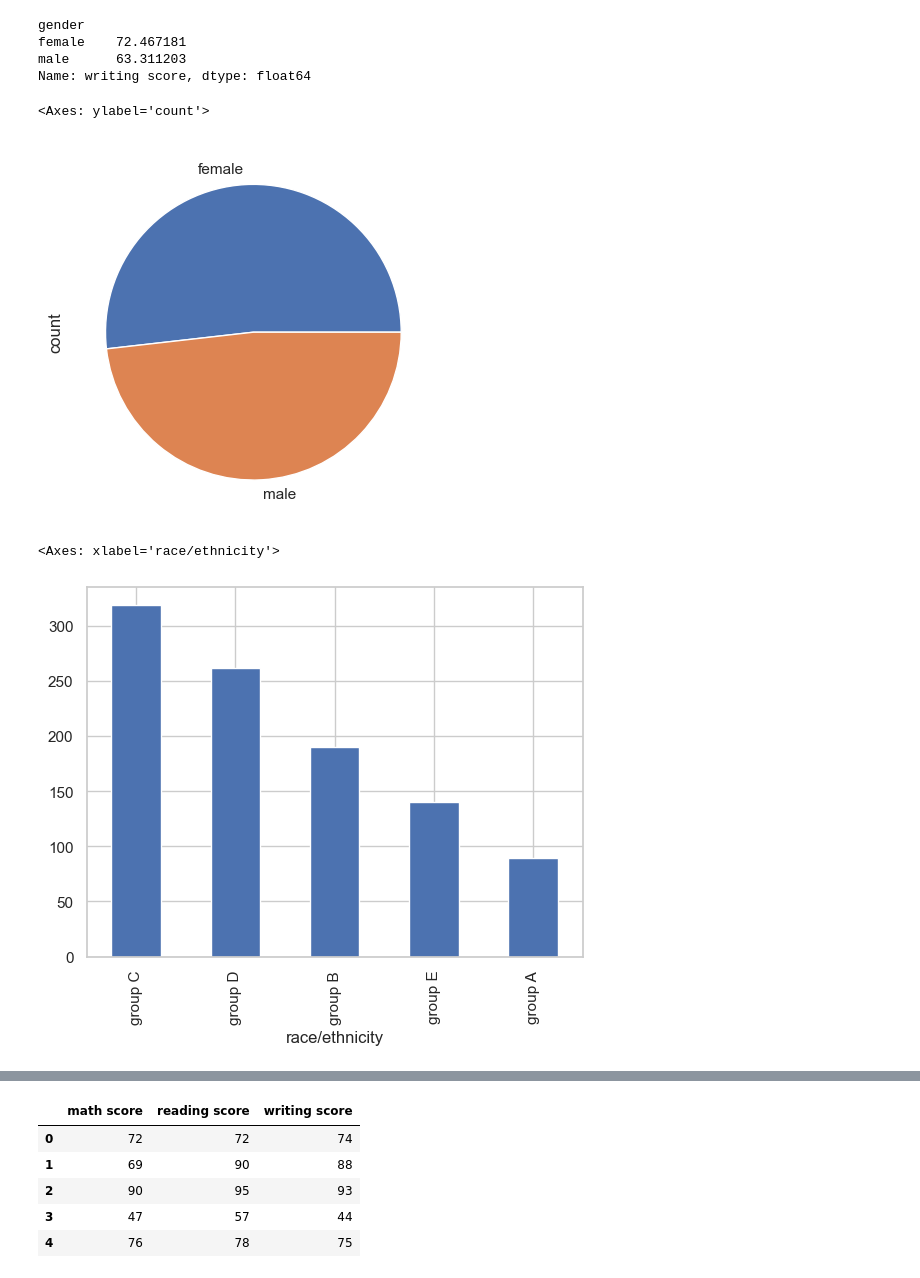
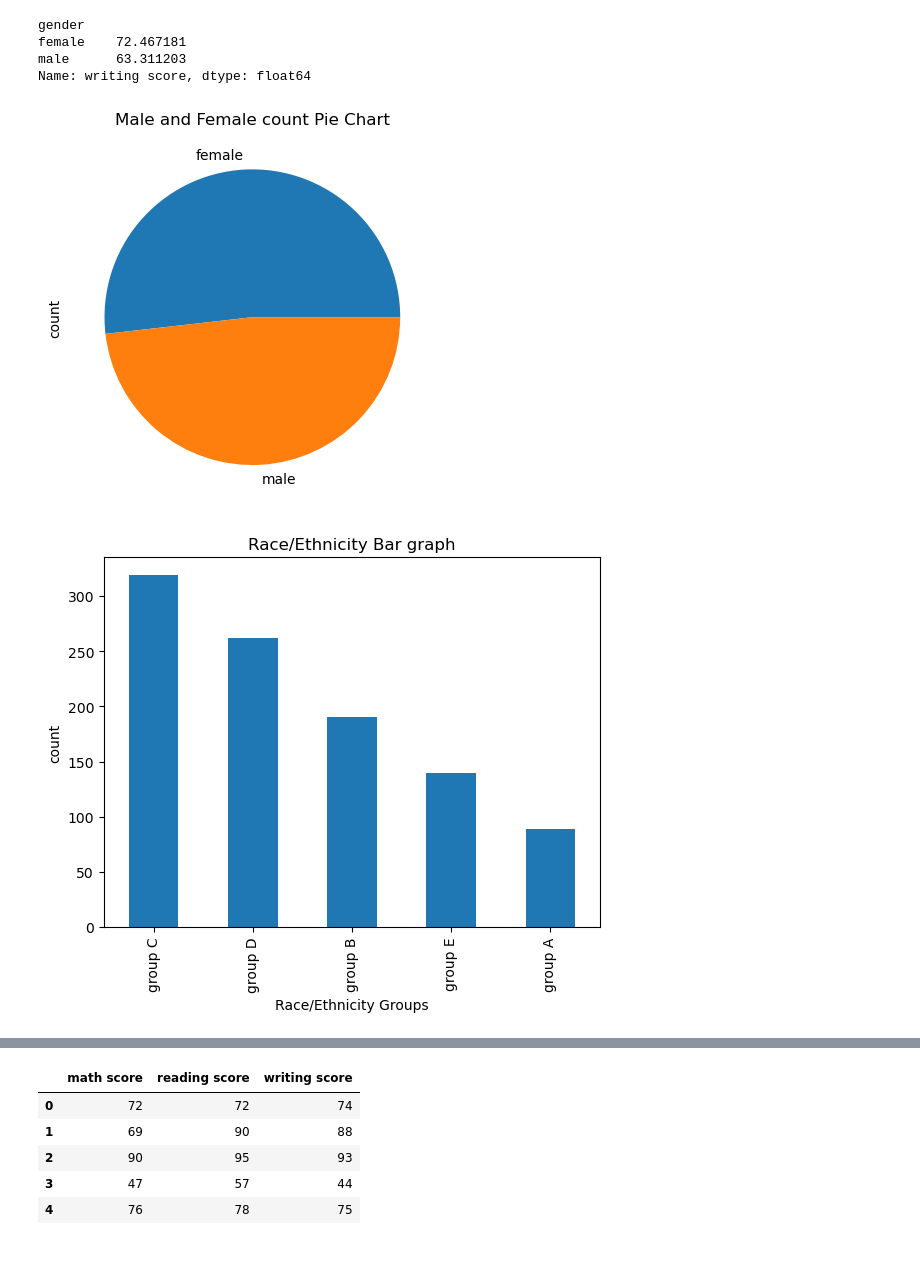
Before and after one commit to mdrazachouhan49/Student-Performance-Data-Analytics-Project, a Jupyter notebook: student_performance.ipynb, the cells around one changed output, grey strips where cells are left out. Saved outputs shown, nothing was run; the diff lists cells and outputs as text; code cells hidden in the pictures.

```diff
--- a/student_performance.ipynb
+++ b/student_performance.ipynb
@@ -60,15 +60,19 @@ Name: writing score, dtype: float64
 # %%
 a = df['gender'].value_counts()
 a.plot(kind = 'pie')
+plt.title("Male and Female count Pie Chart")
+plt.show()
 # %% [output]
-<Axes: ylabel='count'>
-[figure, old version]
+[figure, new version]
 # %%
 a1 = df['race/ethnicity'].value_counts()
 a1.plot(kind='bar')
+plt.title("Race/Ethnicity Bar graph")
+plt.xlabel("Race/Ethnicity Groups")
+plt.ylabel("count")
+plt.show()
 # %% [output]
-<Axes: xlabel='race/ethnicity'>
-[figure, old version]
+[figure, new version]
 # %%
 a2 = df['parental level of education'].value_counts()
 a2.plot(kind = 'bar')
```
Also changed, not shown: parts of 22 cells of this notebook.
